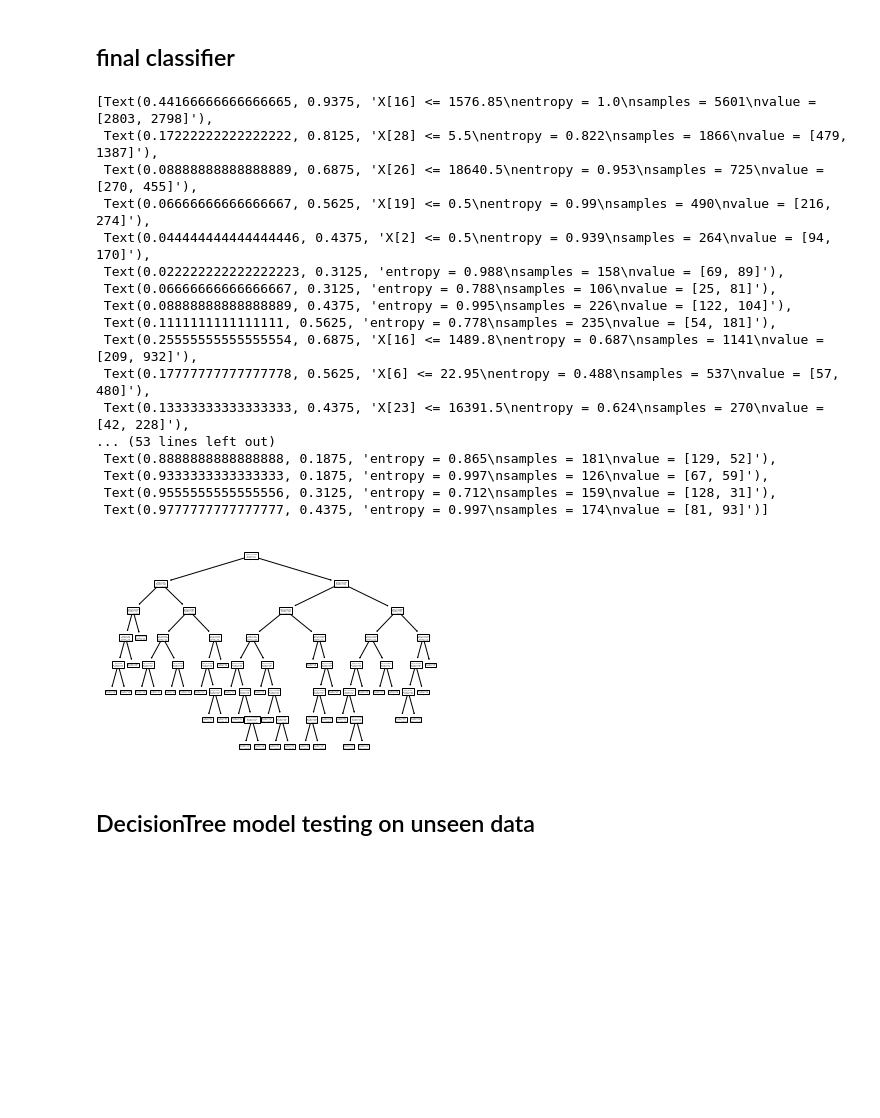
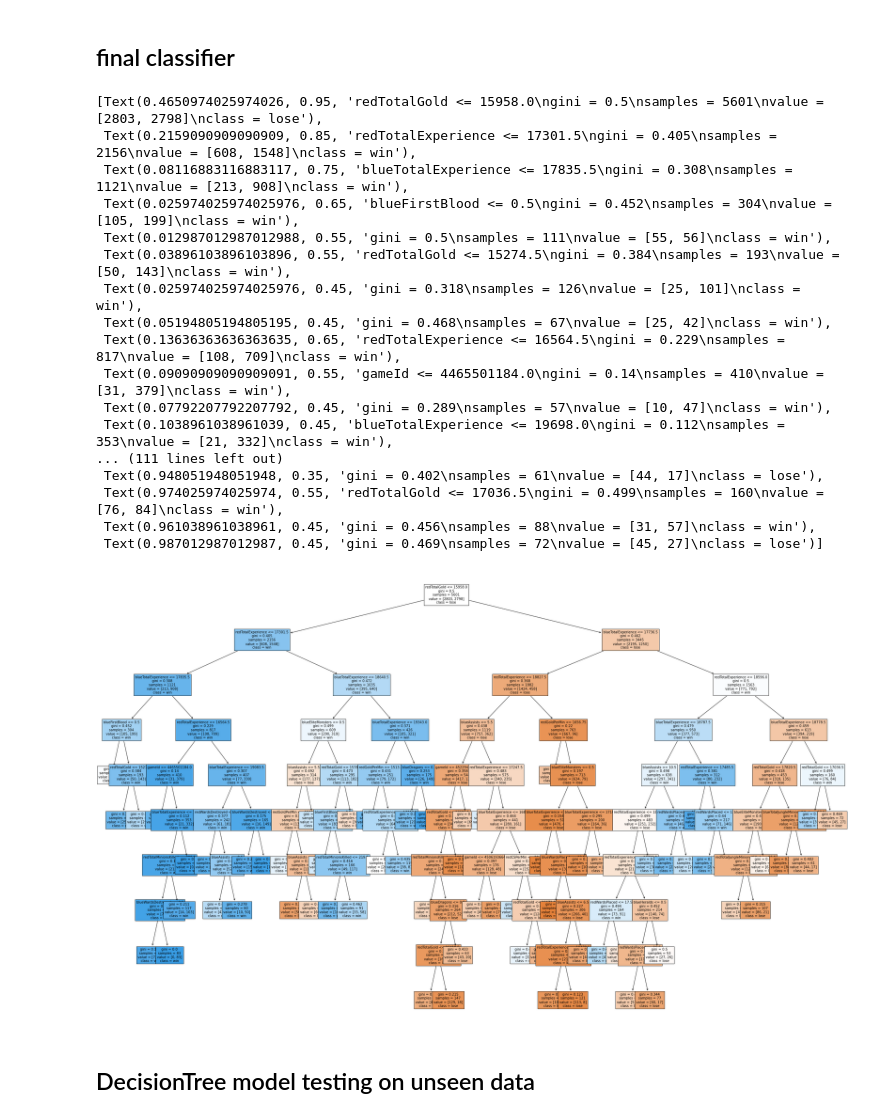
Before and after one commit to mabobakr/LOL-winning-prediction, a Jupyter notebook: lol-classifiers.ipynb, the cells around one changed output. Cells and saved outputs as stored; diff of their text form; code cells hidden in the pictures; blank space fills up the shorter version.

```diff
--- a/lol-classifiers.ipynb
+++ b/lol-classifiers.ipynb
@@ -174,27 +187,29 @@ Accuracy for tree classifier: 0.694838056680162
 ## final classifier
 # %%
 treeClassifier = best_clf
-# %%
-tree.plot_tree(treeClassifier)
-# %% [output]
-[Text(0.44166666666666665, 0.9375, 'X[16] <= 1576.85\nentropy = 1.0\nsamples = 5601\nvalue = [2803, 2798]'),
- Text(0.17222222222222222, 0.8125, 'X[28] <= 5.5\nentropy = 0.822\nsamples = 1866\nvalue = [479, 1387]'),
- Text(0.08888888888888889, 0.6875, 'X[26] <= 18640.5\nentropy = 0.953\nsamples = 725\nvalue = [270, 455]'),
- Text(0.06666666666666667, 0.5625, 'X[19] <= 0.5\nentropy = 0.99\nsamples = 490\nvalue = [216, 274]'),
- Text(0.044444444444444446, 0.4375, 'X[2] <= 0.5\nentropy = 0.939\nsamples = 264\nvalue = [94, 170]'),
- Text(0.022222222222222223, 0.3125, 'entropy = 0.988\nsamples = 158\nvalue = [69, 89]'),
- Text(0.06666666666666667, 0.3125, 'entropy = 0.788\nsamples = 106\nvalue = [25, 81]'),
- Text(0.08888888888888889, 0.4375, 'entropy = 0.995\nsamples = 226\nvalue = [122, 104]'),
- Text(0.1111111111111111, 0.5625, 'entropy = 0.778\nsamples = 235\nvalue = [54, 181]'),
- Text(0.25555555555555554, 0.6875, 'X[16] <= 1489.8\nentropy = 0.687\nsamples = 1141\nvalue = [209, 932]'),
- Text(0.17777777777777778, 0.5625, 'X[6] <= 22.95\nentropy = 0.488\nsamples = 537\nvalue = [57, 480]'),
- Text(0.13333333333333333, 0.4375, 'X[23] <= 16391.5\nentropy = 0.624\nsamples = 270\nvalue = [42, 228]'),
-... (53 lines left out)
- Text(0.8888888888888888, 0.1875, 'entropy = 0.865\nsamples = 181\nvalue = [129, 52]'),
- Text(0.9333333333333333, 0.1875, 'entropy = 0.997\nsamples = 126\nvalue = [67, 59]'),
- Text(0.9555555555555556, 0.3125, 'entropy = 0.712\nsamples = 159\nvalue = [128, 31]'),
- Text(0.9777777777777777, 0.4375, 'entropy = 0.997\nsamples = 174\nvalue = [81, 93]')]
-[figure, removed]
+# %%
+fig = plt.figure(figsize=(40,25))
+
+tree.plot_tree(treeClassifier, class_names=["lose", "win"],feature_names=newCols,filled=True,fontsize=10)
+# %% [output]
+[Text(0.4650974025974026, 0.95, 'redTotalGold <= 15958.0\ngini = 0.5\nsamples = 5601\nvalue = [2803, 2798]\nclass = lose'),
+ Text(0.2159090909090909, 0.85, 'redTotalExperience <= 17301.5\ngini = 0.405\nsamples = 2156\nvalue = [608, 1548]\nclass = win'),
+ Text(0.08116883116883117, 0.75, 'blueTotalExperience <= 17835.5\ngini = 0.308\nsamples = 1121\nvalue = [213, 908]\nclass = win'),
+ Text(0.025974025974025976, 0.65, 'blueFirstBlood <= 0.5\ngini = 0.452\nsamples = 304\nvalue = [105, 199]\nclass = win'),
+ Text(0.012987012987012988, 0.55, 'gini = 0.5\nsamples = 111\nvalue = [55, 56]\nclass = win'),
+ Text(0.03896103896103896, 0.55, 'redTotalGold <= 15274.5\ngini = 0.384\nsamples = 193\nvalue = [50, 143]\nclass = win'),
+ Text(0.025974025974025976, 0.45, 'gini = 0.318\nsamples = 126\nvalue = [25, 101]\nclass = win'),
+ Text(0.05194805194805195, 0.45, 'gini = 0.468\nsamples = 67\nvalue = [25, 42]\nclass = win'),
+ Text(0.13636363636363635, 0.65, 'redTotalExperience <= 16564.5\ngini = 0.229\nsamples = 817\nvalue = [108, 709]\nclass = win'),
+ Text(0.09090909090909091, 0.55, 'gameId <= 4465501184.0\ngini = 0.14\nsamples = 410\nvalue = [31, 379]\nclass = win'),
+ Text(0.07792207792207792, 0.45, 'gini = 0.289\nsamples = 57\nvalue = [10, 47]\nclass = win'),
+ Text(0.1038961038961039, 0.45, 'blueTotalExperience <= 19698.0\ngini = 0.112\nsamples = 353\nvalue = [21, 332]\nclass = win'),
+... (111 lines left out)
+ Text(0.948051948051948, 0.35, 'gini = 0.402\nsamples = 61\nvalue = [44, 17]\nclass = lose'),
+ Text(0.974025974025974, 0.55, 'redTotalGold <= 17036.5\ngini = 0.499\nsamples = 160\nvalue = [76, 84]\nclass = win'),
+ Text(0.961038961038961, 0.45, 'gini = 0.456\nsamples = 88\nvalue = [31, 57]\nclass = win'),
+ Text(0.987012987012987, 0.45, 'gini = 0.469\nsamples = 72\nvalue = [45, 27]\nclass = lose')]
+[figure, added]
 # %% [markdown]
 ## DecisionTree model testing on unseen data
 # %%
```
Also changed, not shown: parts of 18 cells of this notebook, 3 other files.
